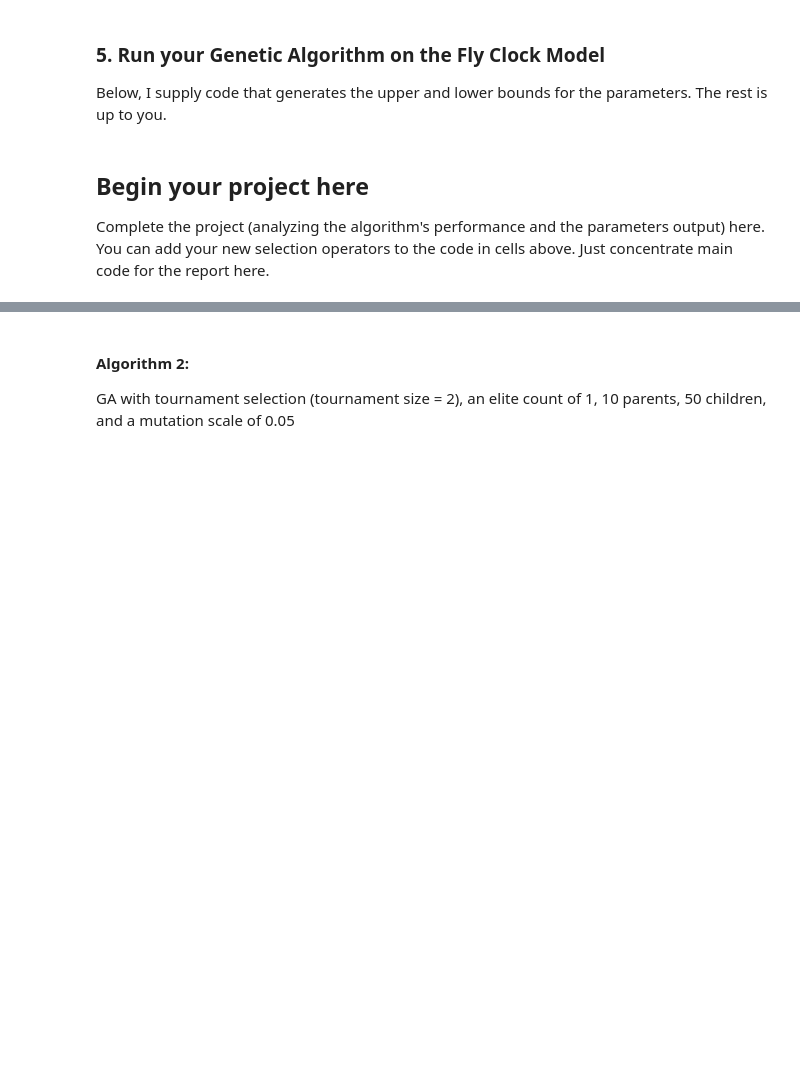
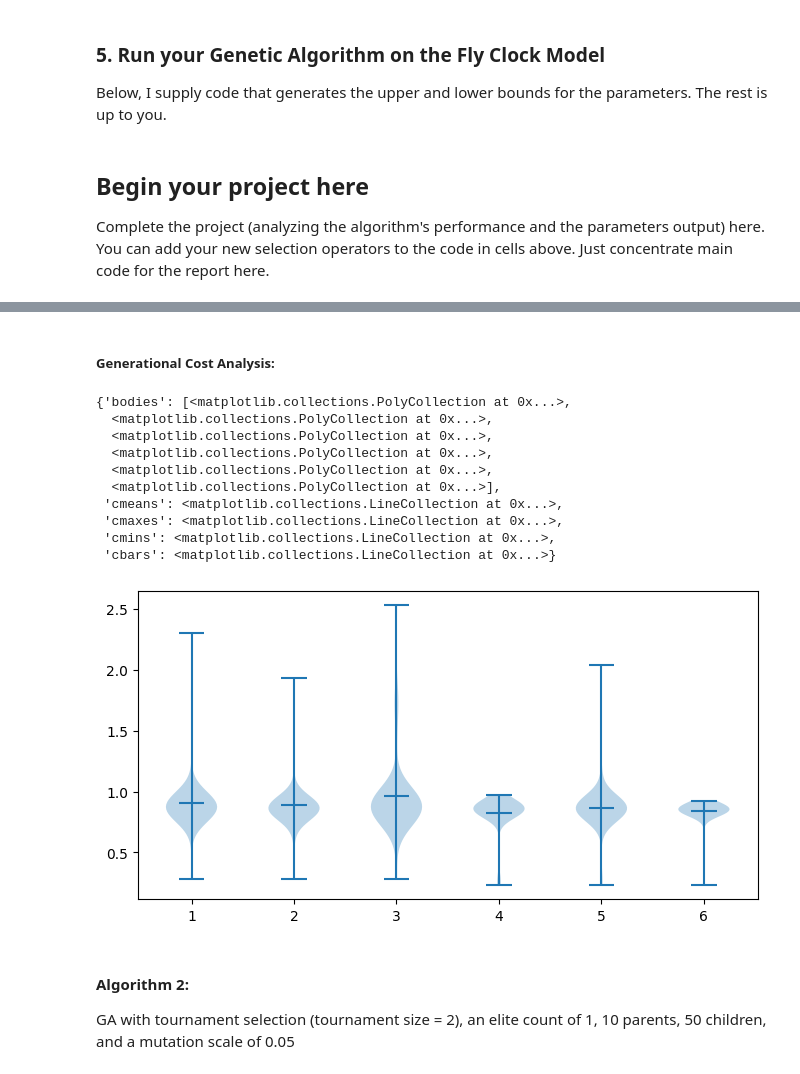
Before and after one commit to mattjax16/CS341, a Jupyter notebook: Project-4/Project4.ipynb, the cells around one changed output, grey strips where cells are left out. Cells and saved outputs as stored; diff of their text form; code cells hidden in the pictures; blank space fills up the shorter version.

Commit message:
added some plot need to run 5 times though I realized

```diff
--- a/Project-4/Project4.ipynb
+++ b/Project-4/Project4.ipynb
@@ -554,3 +554,21 @@ Best of generation  5  has cost  0.4905020730338396
+# %% [markdown]
+##### Generational Cost Analysis:
+# %%
+plt.figure(figsize= (8,4))
+plt.violinplot(dataset = alg_1_results[3],
+               showmeans=True)
+# %% [output]
+{'bodies': [<matplotlib.collections.PolyCollection at 0x...>,
+  <matplotlib.collections.PolyCollection at 0x...>,
+  <matplotlib.collections.PolyCollection at 0x...>,
+  <matplotlib.collections.PolyCollection at 0x...>,
+  <matplotlib.collections.PolyCollection at 0x...>,
+  <matplotlib.collections.PolyCollection at 0x...>],
+ 'cmeans': <matplotlib.collections.LineCollection at 0x...>,
+ 'cmaxes': <matplotlib.collections.LineCollection at 0x...>,
+ 'cmins': <matplotlib.collections.LineCollection at 0x...>,
+ 'cbars': <matplotlib.collections.LineCollection at 0x...>}
+[figure, added]
 # %% [markdown]
 #### Algorithm 2:
 GA with tournament selection (tournament size = 2), an elite count of 1, 10 parents, 50 children, and a mutation scale of 0.05
```
Also changed, not shown: parts of 9 cells of this notebook.
